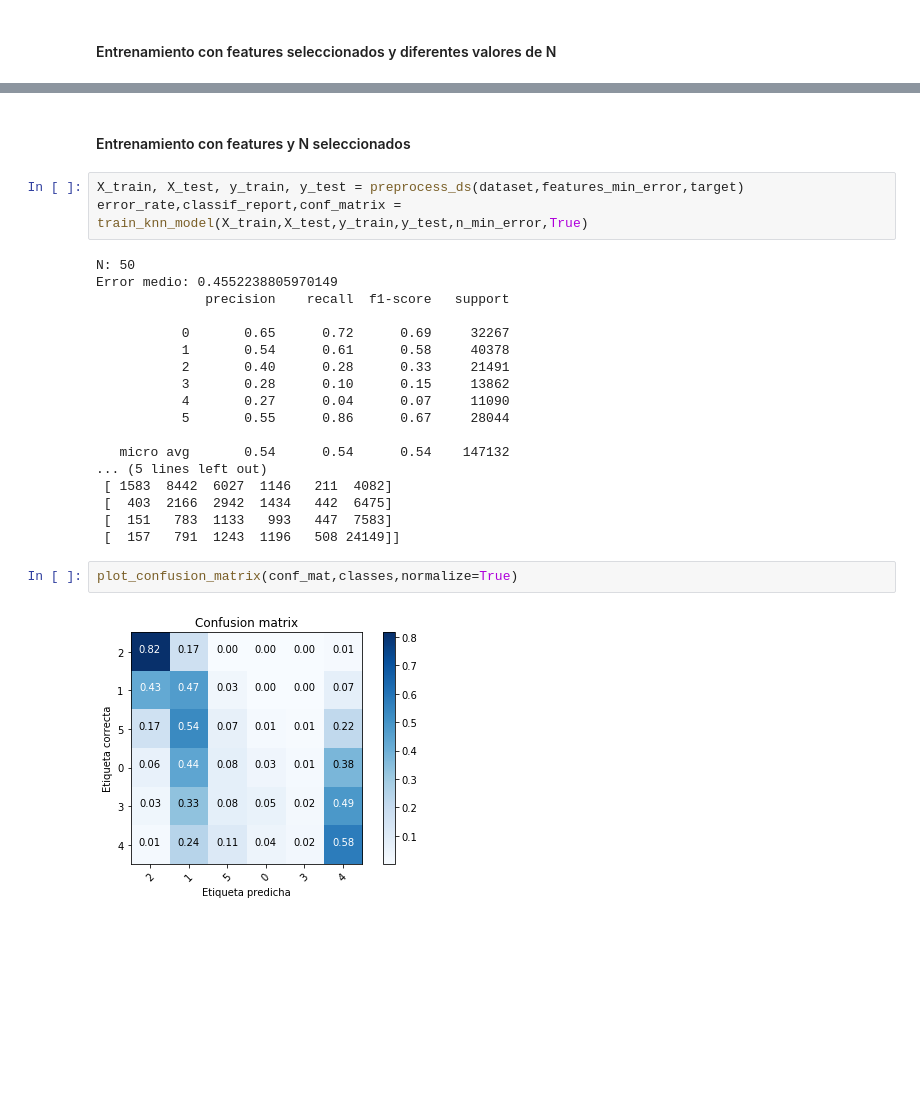
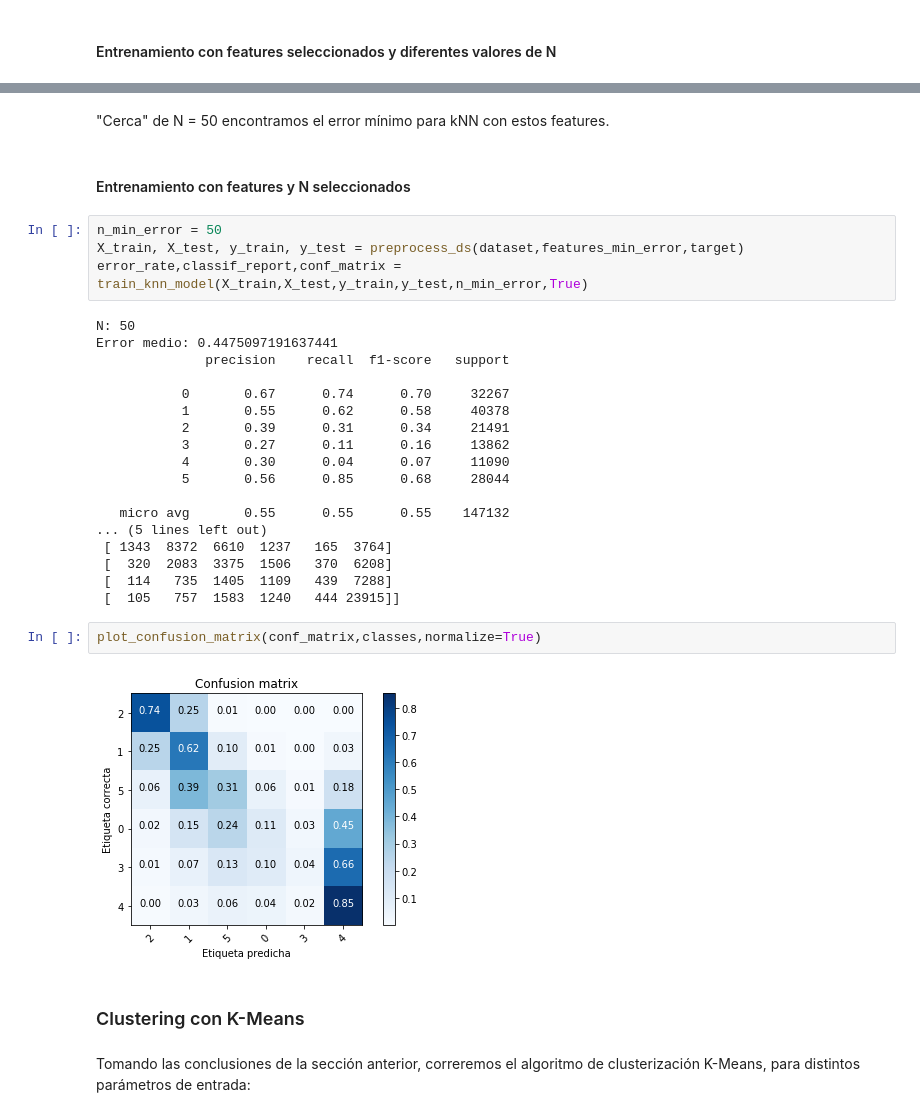
Before and after one commit to NSalina/diplodatos_2019, a Jupyter notebook: mentoria_envios/Practico2_AyC_Mentoria_cuando_llega.ipynb, the cells around one changed output, grey strips where cells are left out. Saved outputs shown, nothing was run; the diff lists cells and outputs as text; blank space fills up the shorter version.

```diff
--- a/mentoria_envios/Practico2_AyC_Mentoria_cuando_llega.ipynb
+++ b/mentoria_envios/Practico2_AyC_Mentoria_cuando_llega.ipynb
@@ -1367,28 +1375,35 @@ Error min: 0.4552238805970149
 N con error min: 50
+# %% [markdown]
+"Cerca" de N = 50 encontramos el error mínimo para kNN con estos features.
 # %% [markdown]
 #### Entrenamiento con features y N seleccionados
 # %%
+n_min_error = 50
 X_train, X_test, y_train, y_test = preprocess_ds(dataset,features_min_error,target)
 error_rate,classif_report,conf_matrix = train_knn_model(X_train,X_test,y_train,y_test,n_min_error,True)
 # %% [output]
 N: 50
-Error medio: 0.4552238805970149
+Error medio: 0.4475097191637441
               precision    recall  f1-score   support
 
-           0       0.65      0.72      0.69     32267
-           1       0.54      0.61      0.58     40378
-           2       0.40      0.28      0.33     21491
-           3       0.28      0.10      0.15     13862
-           4       0.27      0.04      0.07     11090
-           5       0.55      0.86      0.67     28044
+           0       0.67      0.74      0.70     32267
+           1       0.55      0.62      0.58     40378
+           2       0.39      0.31      0.34     21491
+           3       0.27      0.11      0.16     13862
+           4       0.30      0.04      0.07     11090
+           5       0.56      0.85      0.68     28044
 
-   micro avg       0.54      0.54      0.54    147132
+   micro avg       0.55      0.55      0.55    147132
 ... (5 lines left out)
- [ 1583  8442  6027  1146   211  4082]
- [  403  2166  2942  1434   442  6475]
- [  151   783  1133   993   447  7583]
- [  157   791  1243  1196   508 24149]]
+ [ 1343  8372  6610  1237   165  3764]
+ [  320  2083  3375  1506   370  6208]
+ [  114   735  1405  1109   439  7288]
+ [  105   757  1583  1240   444 23915]]
 # %%
-plot_confusion_matrix(conf_mat,classes,normalize=True)
+plot_confusion_matrix(conf_matrix,classes,normalize=True)
 # %% [output]
-[figure, old version]
+[figure, new version]
+# %% [markdown]
+### Clustering con K-Means
+# %% [markdown]
+Tomando las conclusiones de la sección anterior, correremos el algoritmo de clusterización K-Means, para distintos parámetros de entrada:
```
Also changed, not shown: parts of 18 cells of this notebook.
